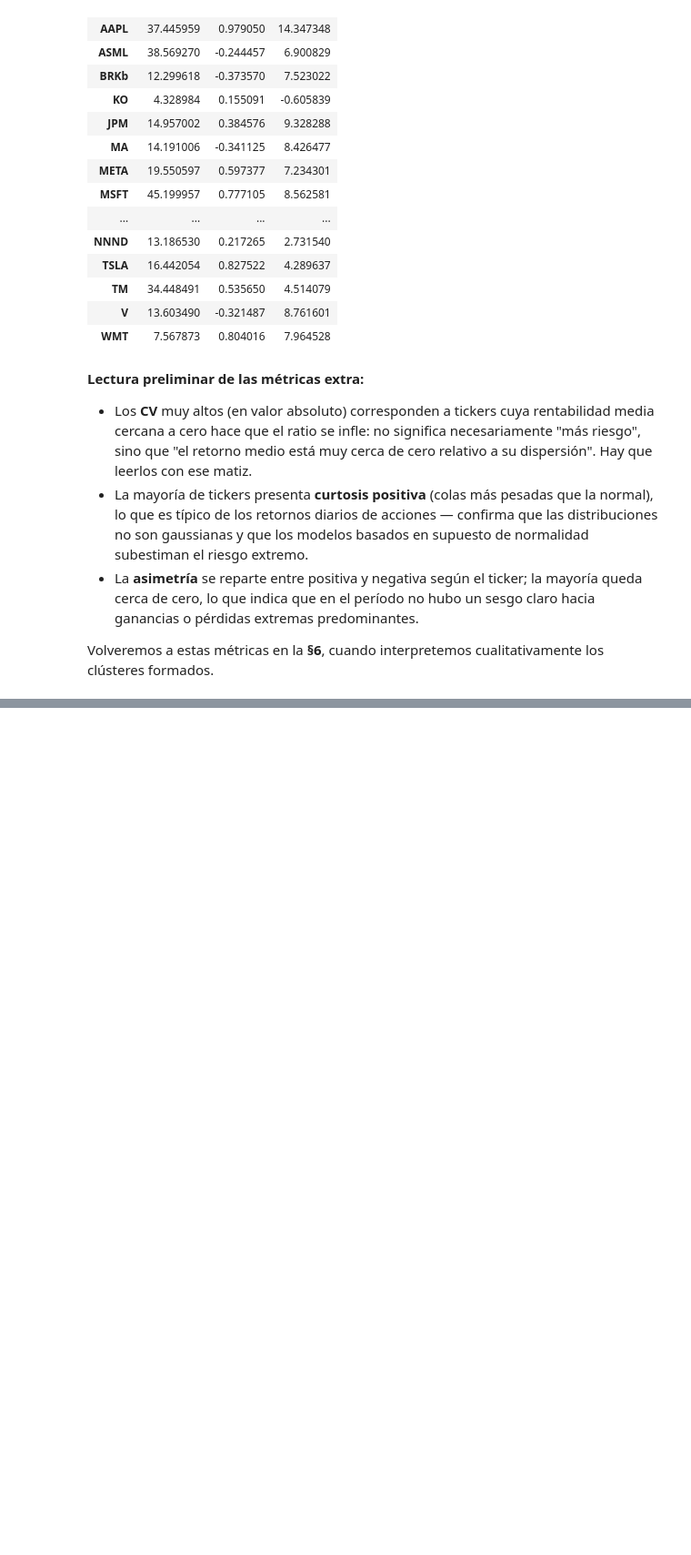
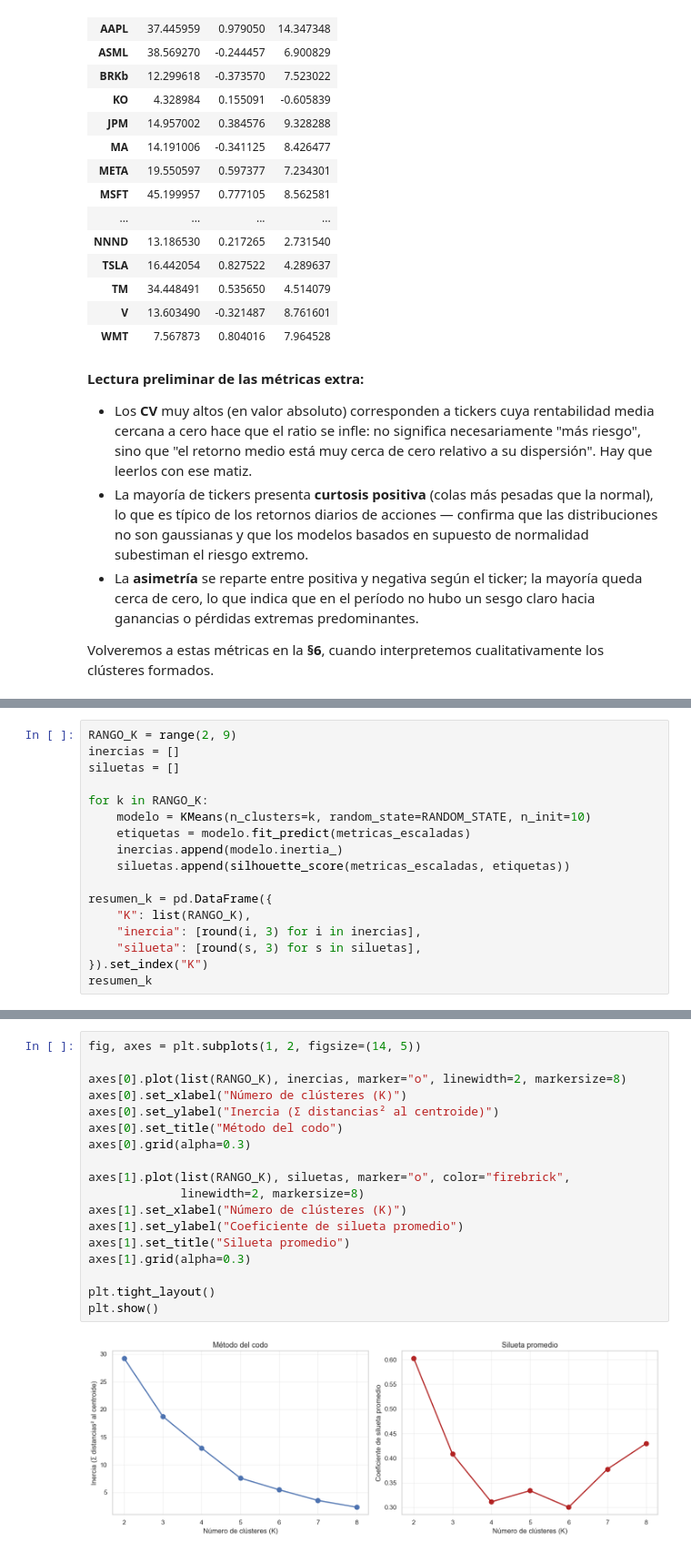
Before and after one commit to soteloashley1501-pixel/Proyecto-Final, a Jupyter notebook: Proyecto_final_ciencia_datos/proyecto_final_segmentacion_tickers.ipynb, the cells around one changed output, grey strips where cells are left out. Shown at 91% size. Drawn from its saved outputs; the diff is of its cells as text; blank space fills up the shorter version.

```diff
--- a/Proyecto_final_ciencia_datos/proyecto_final_segmentacion_tickers.ipynb
+++ b/Proyecto_final_ciencia_datos/proyecto_final_segmentacion_tickers.ipynb
@@ -332,0 +686,17 @@ formados.
+# %%
+RANGO_K = range(2, 9)
+inercias = []
+siluetas = []
+
+for k in RANGO_K:
+    modelo = KMeans(n_clusters=k, random_state=RANDOM_STATE, n_init=10)
+    etiquetas = modelo.fit_predict(metricas_escaladas)
+    inercias.append(modelo.inertia_)
+    siluetas.append(silhouette_score(metricas_escaladas, etiquetas))
+
+resumen_k = pd.DataFrame({
+    "K": list(RANGO_K),
+    "inercia": [round(i, 3) for i in inercias],
+    "silueta": [round(s, 3) for s in siluetas],
+}).set_index("K")
+resumen_k
@@ -332,0 +713,20 @@ formados.
+# %%
+fig, axes = plt.subplots(1, 2, figsize=(14, 5))
+
+axes[0].plot(list(RANGO_K), inercias, marker="o", linewidth=2, markersize=8)
+axes[0].set_xlabel("Número de clústeres (K)")
+axes[0].set_ylabel("Inercia (Σ distancias² al centroide)")
+axes[0].set_title("Método del codo")
+axes[0].grid(alpha=0.3)
+
+axes[1].plot(list(RANGO_K), siluetas, marker="o", color="firebrick",
+             linewidth=2, markersize=8)
+axes[1].set_xlabel("Número de clústeres (K)")
+axes[1].set_ylabel("Coeficiente de silueta promedio")
+axes[1].set_title("Silueta promedio")
+axes[1].grid(alpha=0.3)
+
+plt.tight_layout()
+plt.show()
+# %% [output]
+[figure, added]
```
Also changed, not shown: parts of 41 cells of this notebook.
